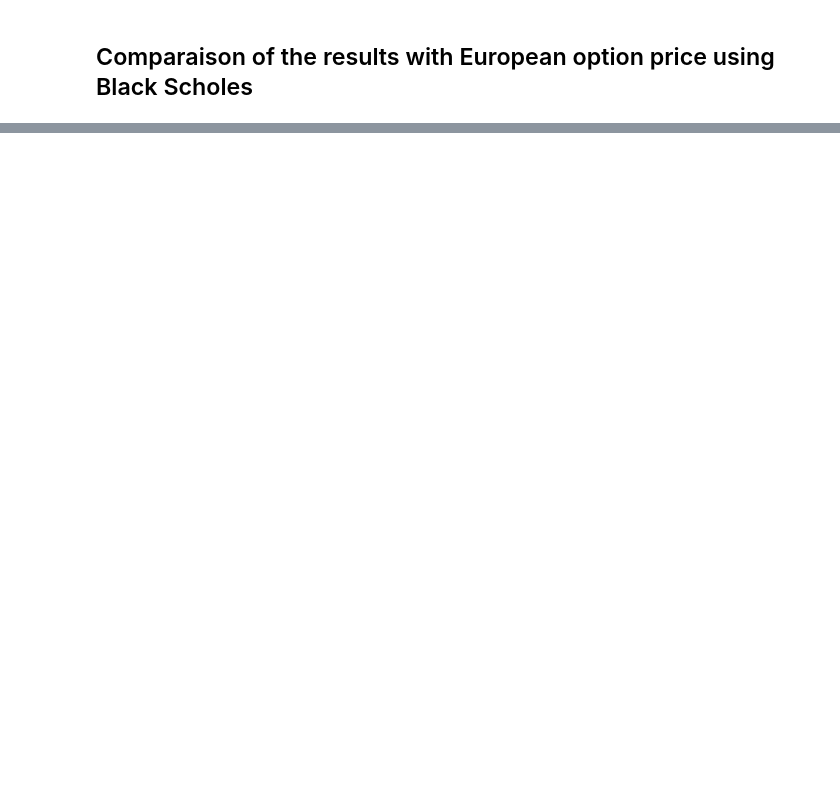
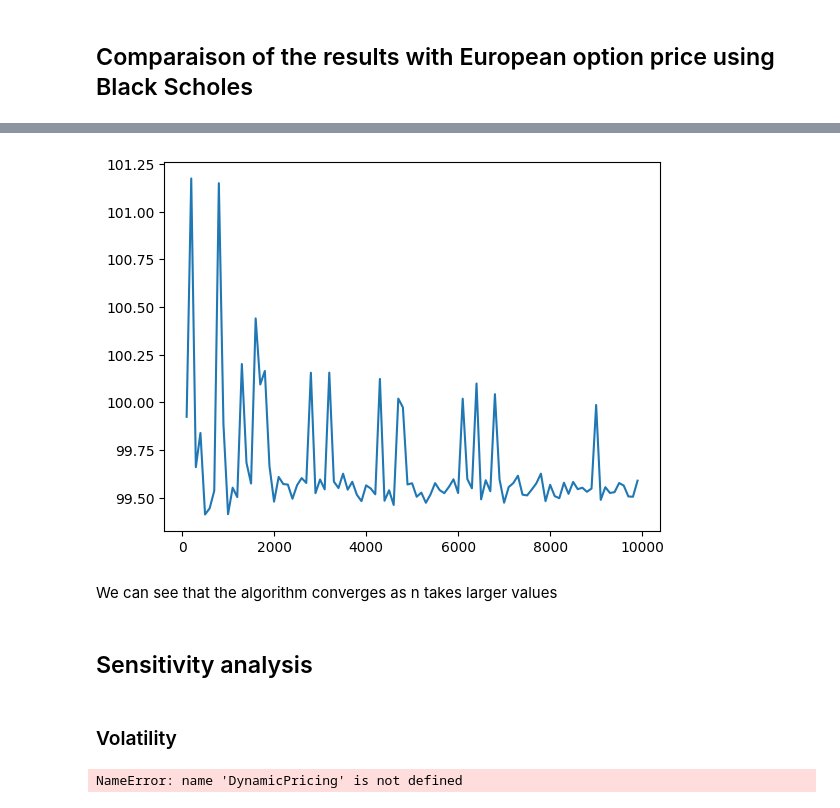
Before and after one commit to NESRINE202/Pricing_American_options, a Jupyter notebook: main.ipynb, the cells around one changed output, grey strips where cells are left out. Cells and saved outputs as stored; diff of their text form; code cells hidden in the pictures; blank space fills up the shorter version.

```diff
--- a/main.ipynb
+++ b/main.ipynb
@@ -69,0 +133,7 @@ The price of european option is  5.901665492015354
+# %%
+prices=[]
+for i in range(1,100):
+    dynamic=DynamicPricing(S0, L, i*100,m,'Laguerre',call.payoff,r=r,sigma=sigma,model_type="GBM")
+    u,_=dynamic.dynamic_prog_price()
+    prices.append(u)
+    print("option price:", u)
@@ -69,0 +158,12 @@ The price of european option is  5.901665492015354
+# %%
+X=[i*100 for i in range(1,100)]
+plt.plot(X,prices)
+plt.show()
+# %% [output]
+[figure, added]
+# %% [markdown]
+We can see that the algorithm converges as n takes larger values
+# %% [markdown]
+## Sensitivity analysis
+# %% [markdown]
+### Volatility
@@ -69,0 +179,7 @@ The price of european option is  5.901665492015354
+# %%
+
+dynamic=DynamicPricing(S0, L, 8000,m,'Laguerre',call.payoff,r=r,sigma=sigma,model_type="GBM")
+u,_=dynamic.dynamic_prog_price()
+print("option price:", u)
+# %% [output]
+NameError: name 'DynamicPricing' is not defined
```
Also changed, not shown: parts of 16 cells of this notebook, 2 other files.
